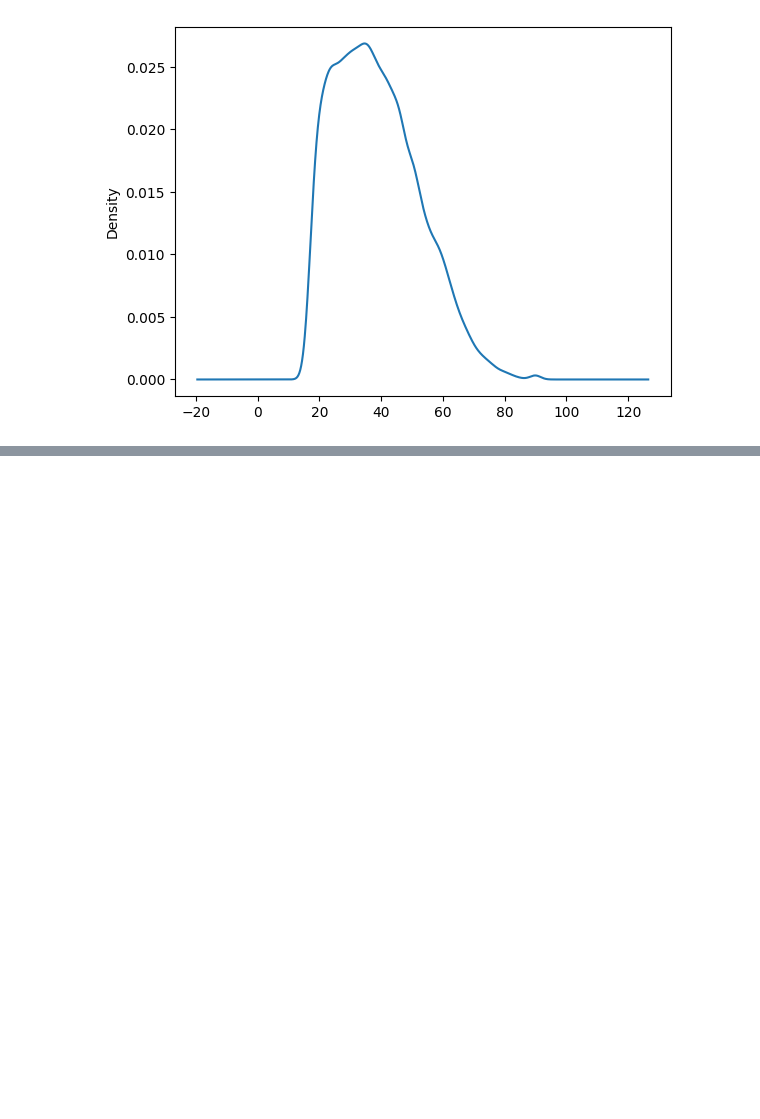
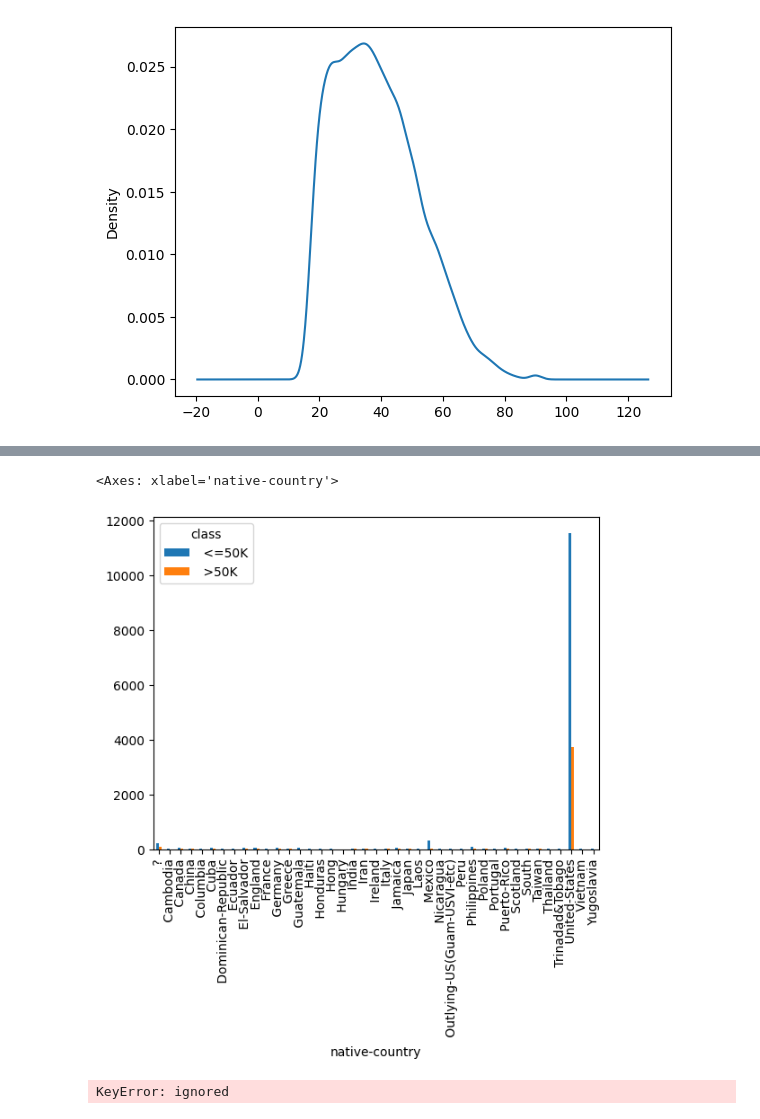
Before and after one commit to maximarbuzov/maxim, a Jupyter notebook: Untitled11.ipynb, the cells around one changed output, grey strips where cells are left out. Cells and saved outputs as stored; diff of their text form; code cells hidden in the pictures; blank space fills up the shorter version.

```diff
--- a/Untitled11.ipynb
+++ b/Untitled11.ipynb
@@ -371,0 +416,2 @@ Name: race, dtype: int64
+# %%
+contingency_table8=pd.crosstab(data['native-country'],data['class'])
@@ -371,0 +459,9 @@ Name: race, dtype: int64
+# %%
+contingency_table8.plot(kind='bar')
+# %% [output]
+<Axes: xlabel='native-country'>
+[figure, added]
+# %%
+contingency_table8.loc(contingency_table8['native-country']!='United-States')
+# %% [output]
+KeyError: ignored
```
Also changed, not shown: parts of 37 cells of this notebook.
